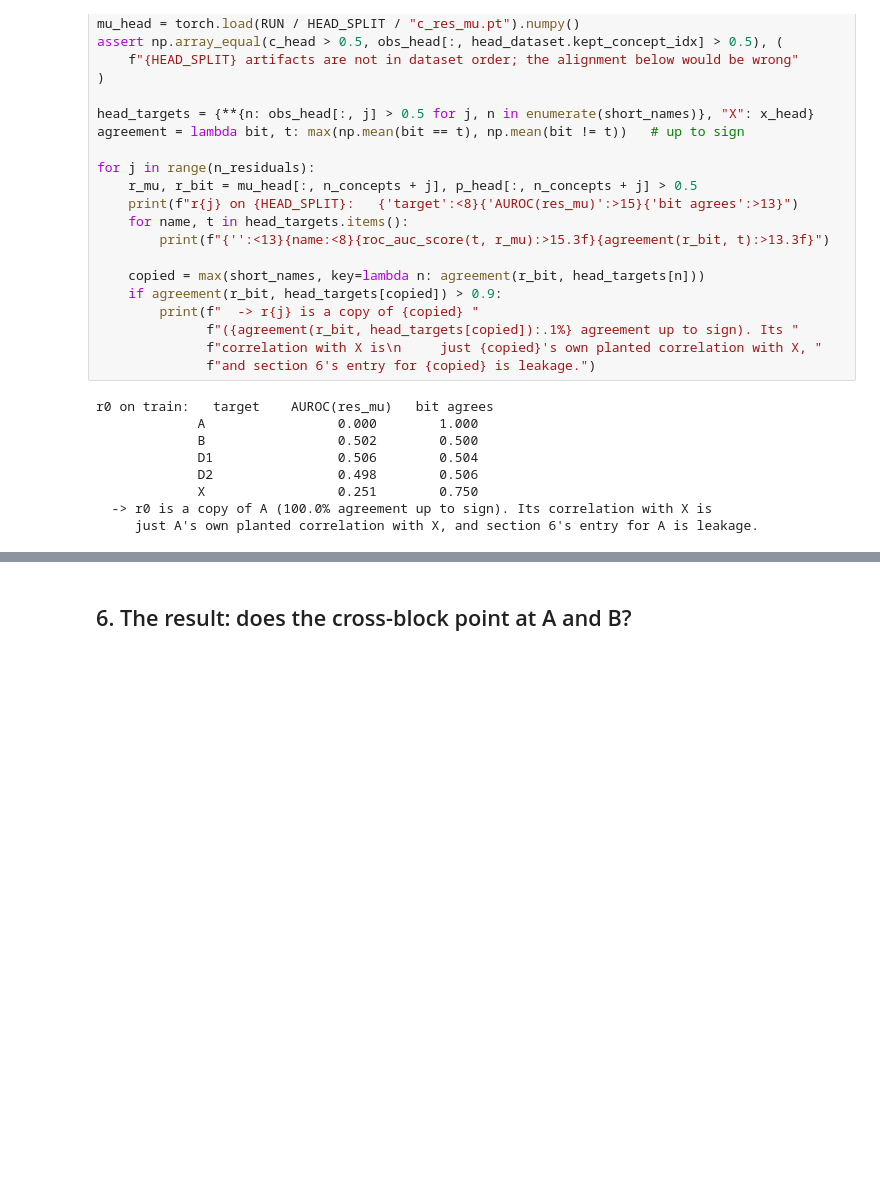
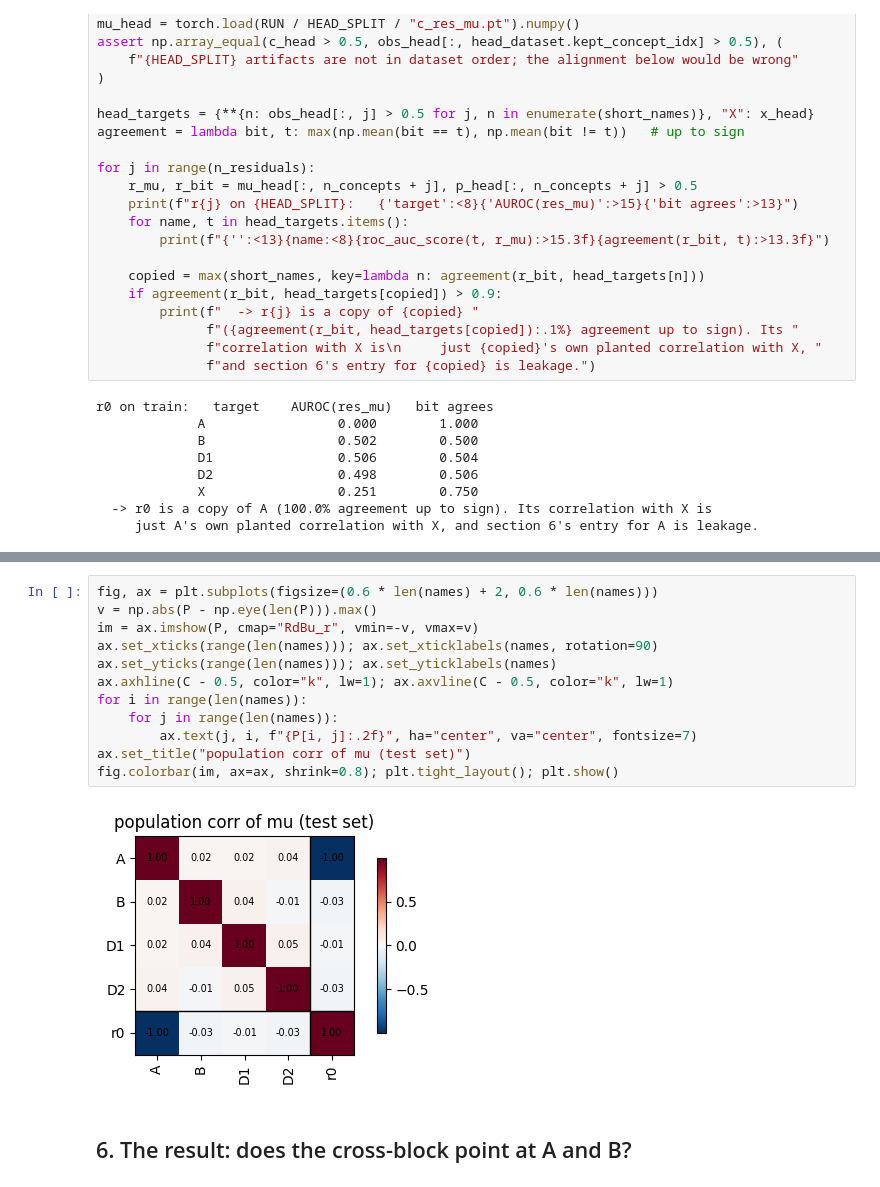
Before and after one commit to stephenmarcou/SCBM_implementation, a Jupyter notebook: mnist_add_carry_analysis.ipynb, the cells around one changed output, grey strips where cells are left out. Cells and saved outputs as stored; diff of their text form; blank space fills up the shorter version.

```diff
--- a/mnist_add_carry_analysis.ipynb
+++ b/mnist_add_carry_analysis.ipynb
@@ -711,3 +763,17 @@ r0 on train:   target    AUROC(res_mu)   bit agrees
+# %%
+fig, ax = plt.subplots(figsize=(0.6 * len(names) + 2, 0.6 * len(names)))
+v = np.abs(P - np.eye(len(P))).max()
+im = ax.imshow(P, cmap="RdBu_r", vmin=-v, vmax=v)
+ax.set_xticks(range(len(names))); ax.set_xticklabels(names, rotation=90)
+ax.set_yticks(range(len(names))); ax.set_yticklabels(names)
+ax.axhline(C - 0.5, color="k", lw=1); ax.axvline(C - 0.5, color="k", lw=1)
+for i in range(len(names)):
+    for j in range(len(names)):
+        ax.text(j, i, f"{P[i, j]:.2f}", ha="center", va="center", fontsize=7)
+ax.set_title("population corr of mu (test set)")
+fig.colorbar(im, ax=ax, shrink=0.8); plt.tight_layout(); plt.show()
+# %% [output]
+[figure, added]
 # %% [markdown]
 ## 6. The result: does the cross-block point at A and B?
 # %% [markdown]
```
Also changed, not shown: parts of 4 cells of this notebook, 8 other files.
